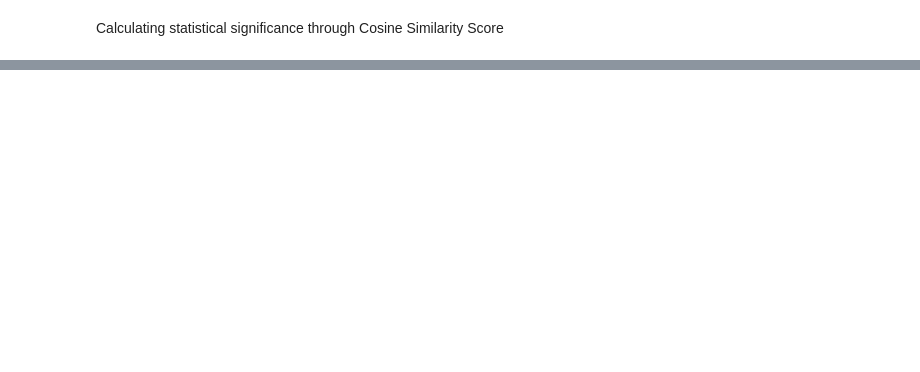
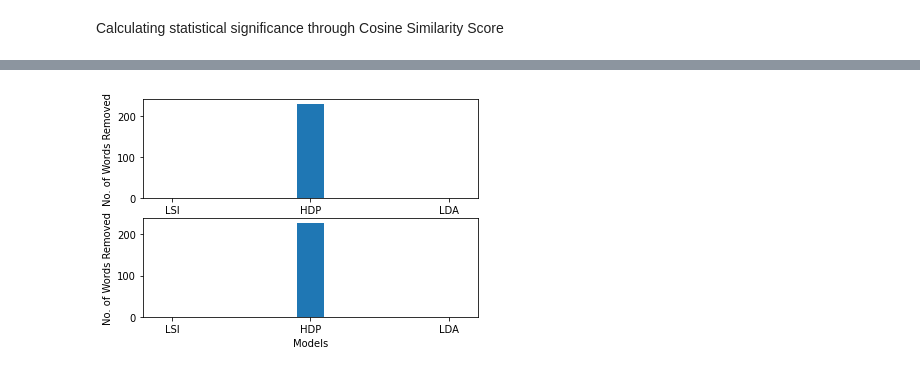
Before and after one commit to bharatbajoria/Dataset-Analytics-Modules, a Jupyter notebook: Topic_Modelling_LDA.ipynb, the cells around one changed output, grey strips where cells are left out. Drawn from its saved outputs; the diff is of its cells as text; code cells hidden in the pictures; blank space fills up the shorter version.

```diff
--- a/Topic_Modelling_LDA.ipynb
+++ b/Topic_Modelling_LDA.ipynb
@@ -484,7 +510,7 @@ topic_df_T
 # %% [markdown]
 Calculating statistical significance through Cosine Similarity Score
 # %%
-# List of topic wise words
+
 import statistics
 from scipy import stats
 from statistics import stdev
@@ -537,13 +563,14 @@ def statistical_signficance(topic_df_T,col,alpha,null_hyp):
   p_value=[]
   t2=0
   for i in range(len(ds)):
-    print("Topic-{}".format(i))
+
     t=[]
     p_value_topic=[]
     for j in range(len(ds[i])):
       dup_score=simscore_topic[i][j][:]
       dup_score.pop(j)# removing score of i-th element with itself which is=1
-      t2,p=stats.ttest_1samp(np.array(dup_score),popmean=Average_comparison)
+      t2,p=stats.ttest_1samp(np.array(dup_score),popmean=np.array(Average_comparison))
+
       t.append(t2)
       p_value_topic.append(p)
       pass
@@ -551,17 +578,24 @@ def statistical_signficance(topic_df_T,col,alpha,null_hyp):
     t_score_all.append(t)
     p_value_all.append(p_value_topic)
 
+  t=0
   word_to_remove=[] #initializing tuple to save topicid and word outside cluster
   for i in range(len(p_value_all)):
     word=[]
     for j in range(len(p_value_all)):
-      if p_value_all[i][j]>= alpha:
+      if (p_value_all[i][j]>= alpha) or(t_score_all[i][j]<0):
         word.append(ds[i][j])
+
+    if len(word)>0:
+      t+=len(word)#counting number of words to be removed
 
     word_to_remove.append(word)
 
 
+# word_to_remove[i] list of words to remove from topic-i
+#ds[i] list of words in topic-i
+#t number of words to be removed in a algorithm
+# simscore_topic[i][j] is list of similarity score of j-th word in i-th Topic with other words
 
 
-
-  return word_to_remove,ds
+  return word_to_remove,ds,t
@@ -568 +647,28 @@ def statistical_signficance(topic_df_T,col,alpha,null_hyp):
+# %%
+def evaluate_bar_graph(coherences, indices):
+    plt.subplot(2,1,1)
+    assert len(coherences) == len(indices)
+    n = len(coherences)
+    x = np.arange(n)
+    plt.bar(x, coherences, width=0.2, tick_label=indices, align='center')
+    plt.xlabel('Models')
+    plt.ylabel('No. of Words Removed')
+
+    plt.subplot(2,1,2)
+    assert len(coherences) == len(indices)
+    n = len(coherences)
+    x = np.arange(n)
+    plt.bar(x, coherences, width=0.2, tick_label=indices, align='center')
+    plt.xlabel('Models')
+    plt.ylabel('No. of Words Removed')
+
+    plt.show()
+
+
+
+
+evaluate_bar_graph([number_words_removed_lsi, number_words_removed_hdp, number_words_removed_lda],
+                   ['LSI', 'HDP', 'LDA'])
+# %% [output]
+[figure, added]
 # %%
```
Also changed, not shown: parts of 14 cells of this notebook.
